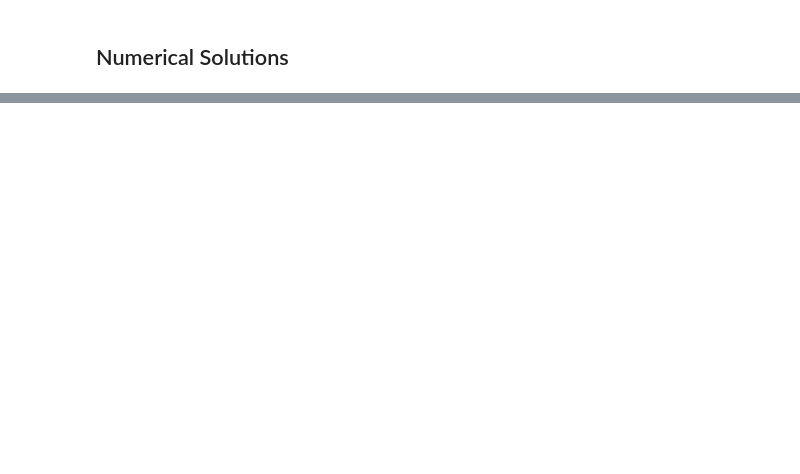
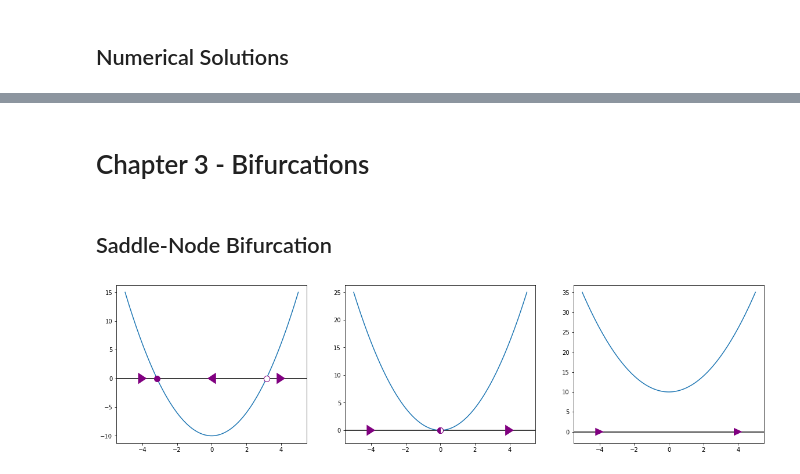
Before and after one commit to NRoboto/book-nonlinear-dynamics-chaos, a Jupyter notebook: main.ipynb, the cells around one changed output, grey strips where cells are left out. Drawn from its saved outputs; the diff is of its cells as text; code cells hidden in the pictures; blank space fills up the shorter version.

```diff
--- a/main.ipynb
+++ b/main.ipynb
@@ -105,0 +116,36 @@ plt.show()
+# %% [markdown]
+# Chapter 3 - Bifurcations
+# %% [markdown]
+## Saddle-Node Bifurcation
+# %%
+x = np.linspace(-5, 5, 100)
+quadratic = lambda x, r: x ** 2 + r
+
+for idx, r in enumerate([-10, -1e-10, 10], start=1):
+  plt.subplot(1, 3, idx)
+  plt.plot(x, quadratic(x, r))
+  roots = sp_root(lambda x: quadratic(x, r), [-2, 2])
+  if roots.success:
+    for root in roots.x:
+      if root < -1:
+        draw_circle([root, 0], radius=10, type='full')
+      elif root > 1:
+        draw_circle([root, 0], radius=10, type='empty')
+      else:
+        draw_circle([root, 0], radius=10, type='left')
+  plt.axhline(color='black', zorder=-100)
+
+plt.subplot(1, 3, 1)
+draw_arrow([-4, 0], 'right', head_width=2, head_length=0.5, zorder=100)
+draw_arrow([0, 0], 'left', head_width=2, head_length=0.5, zorder=100)
+draw_arrow([4, 0], 'right', head_width=2, head_length=0.5, zorder=100)
+
+plt.subplot(1, 3, 2)
+draw_arrow([-4, 0], 'right', head_width=2, head_length=0.5, zorder=100)
+draw_arrow([4, 0], 'right', head_width=2, head_length=0.5, zorder=100)
+
+plt.subplot(1, 3, 3)
+draw_arrow([-4, 0], 'right', head_width=2, head_length=0.5, zorder=100)
+draw_arrow([4, 0], 'right', head_width=2, head_length=0.5, zorder=100)
+# %% [output]
+[figure, added]
```
Also changed, not shown: parts of 21 cells of this notebook, 3 other files.
